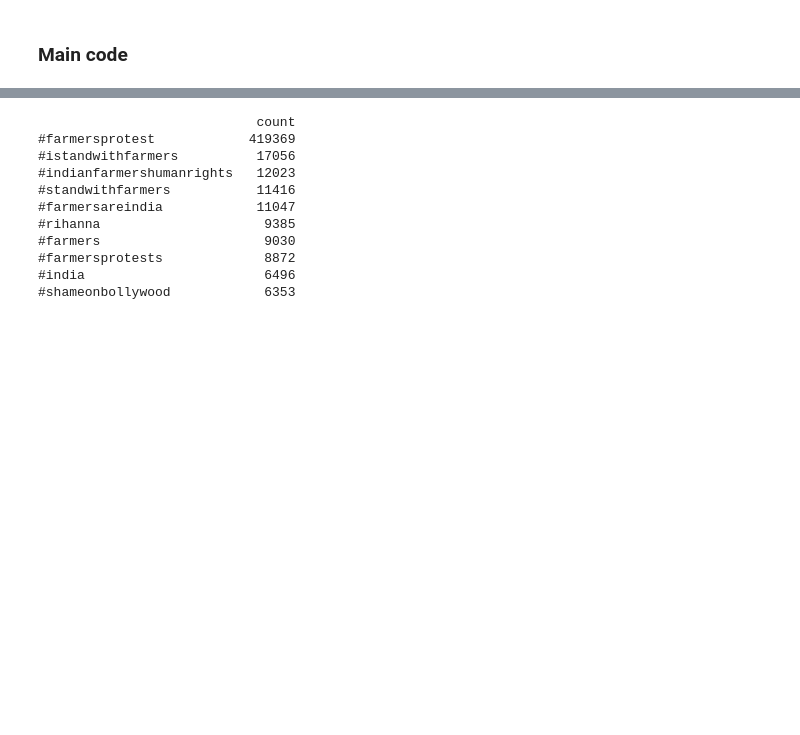
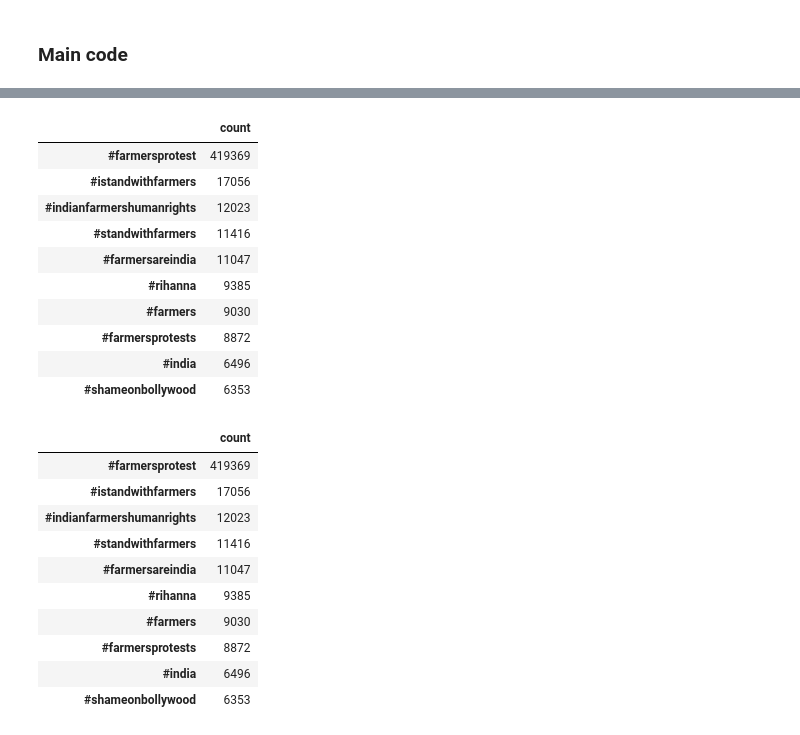
Before and after one commit to jjaguillon/twitter-stats, a Jupyter notebook: main.ipynb, the cells around one changed output, grey strips where cells are left out. Saved outputs shown, nothing was run; the diff lists cells and outputs as text; code cells hidden in the pictures; blank space fills up the shorter version.

```diff
--- a/main.ipynb
+++ b/main.ipynb
@@ -25,5 +15,0 @@ def most_active_days(data):
-# %%
-def most_used_hashtag(data):
-    data["hashtags"] = data["content"].apply(lambda x: list(set(re.findall("#[a-zA-Z0-9_]+", x.lower()))))
-    hashtag_counts = pd.Series(Counter(chain.from_iterable(data["hashtags"])))
-    return hashtag_counts.to_frame("count").sort_values(by="count", ascending=False).head(10)
@@ -30,3 +25,8 @@ def most_used_hashtag(data):
+# %%
+def most_used_hashtag(data):
+    data["hashtags"] = data["content"].apply(lambda x: list(set(re.findall("#[a-z0-9_]+", x.lower()))))
+    hashtag_counts = pd.Series(Counter(chain.from_iterable(data["hashtags"])))
+    return hashtag_counts.to_frame("count").sort_values(by="count", ascending=False).head(10)
 # %% [markdown]
 ### Main code
 # %%
@@ -100,14 +95,28 @@ date
+# %%
+most_used_hashtag(df)
+# %% [output]
+|  | count |
+| #farmersprotest | 419369 |
+| #istandwithfarmers | 17056 |
+| #indianfarmershumanrights | 12023 |
+| #standwithfarmers | 11416 |
+| #farmersareindia | 11047 |
+| #rihanna | 9385 |
+| #farmers | 9030 |
+| #farmersprotests | 8872 |
+| #india | 6496 |
+| #shameonbollywood | 6353 |
 # %%
-print(most_used_hashtag(df))
+most_used_hashtag(df)
 # %% [output]
-                            count
-#farmersprotest            419369
-#istandwithfarmers          17056
-#indianfarmershumanrights   12023
-#standwithfarmers           11416
-#farmersareindia            11047
-#rihanna                     9385
-#farmers                     9030
-#farmersprotests             8872
-#india                       6496
-#shameonbollywood            6353
+|  | count |
+| #farmersprotest | 419369 |
+| #istandwithfarmers | 17056 |
+| #indianfarmershumanrights | 12023 |
+| #standwithfarmers | 11416 |
+| #farmersareindia | 11047 |
+| #rihanna | 9385 |
+| #farmers | 9030 |
+| #farmersprotests | 8872 |
+| #india | 6496 |
+| #shameonbollywood | 6353 |
```
Also changed, not shown: parts of 11 cells of this notebook.
